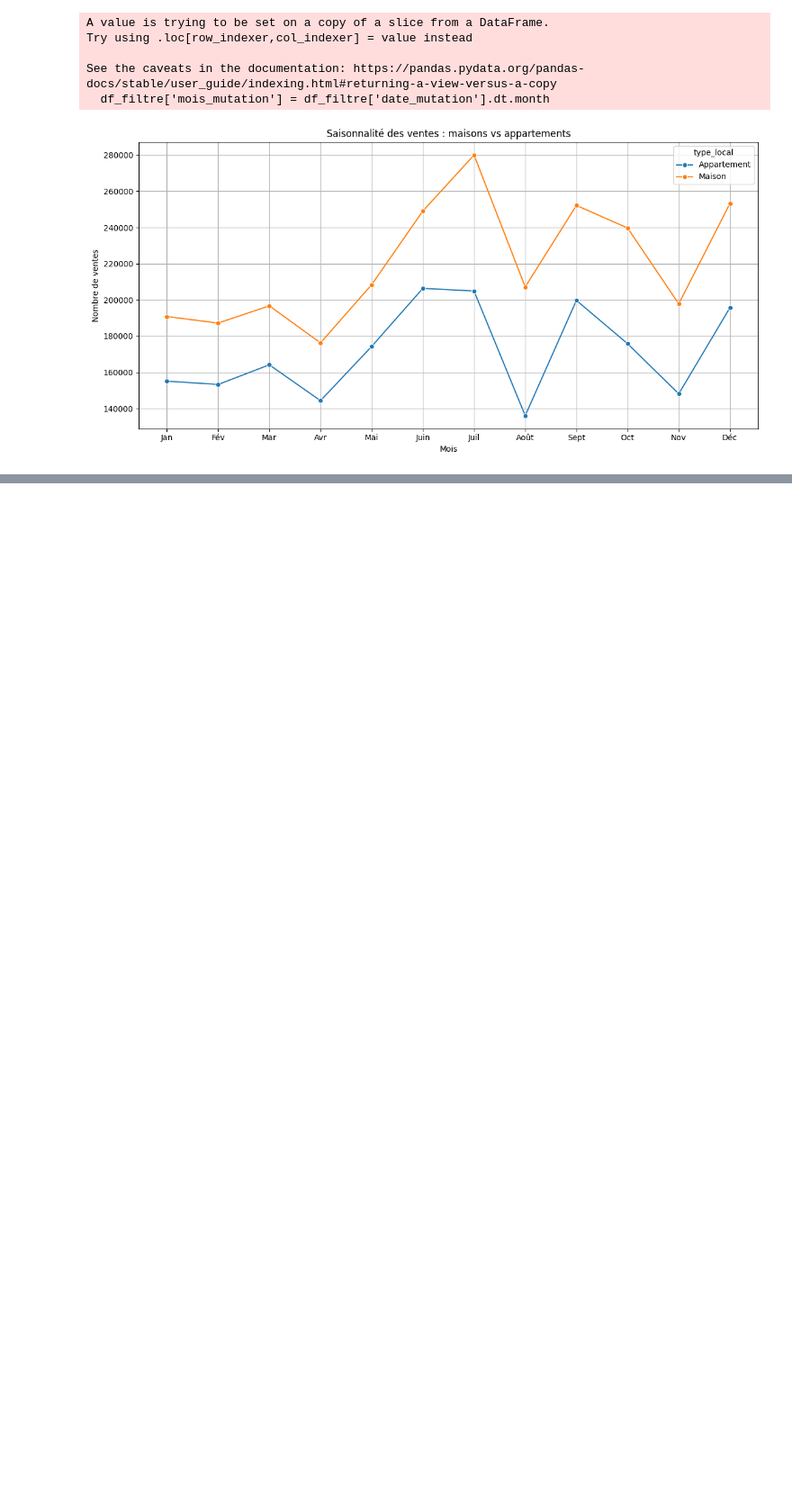
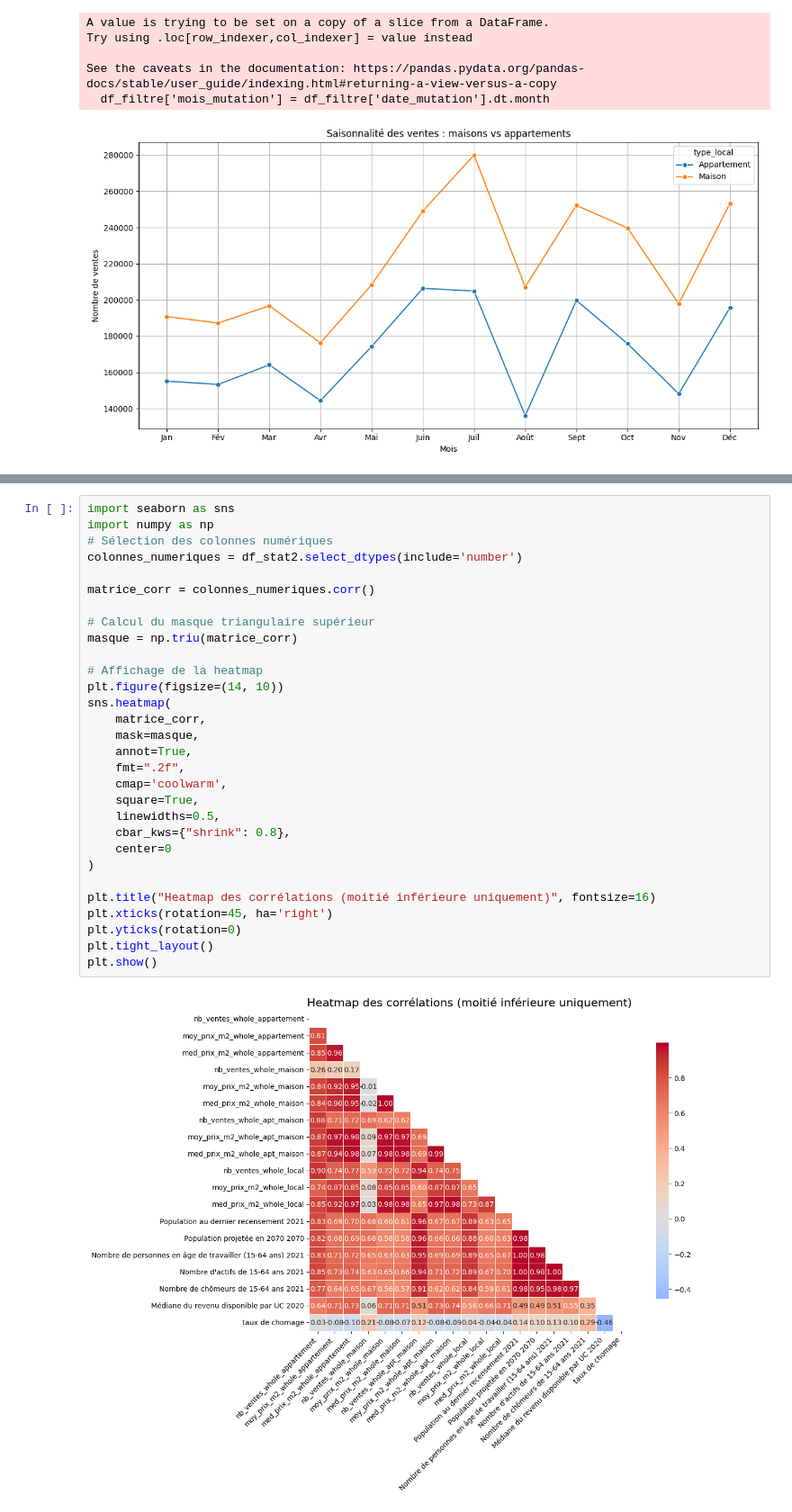
Before and after one commit to Amir239278/wild-data-hub, a Jupyter notebook: statistiques.ipynb, the cells around one changed output, grey strips where cells are left out. Shown at 90% size. Cells and saved outputs as stored; diff of their text form; blank space fills up the shorter version.

```diff
--- a/statistiques.ipynb
+++ b/statistiques.ipynb
@@ -313,0 +347,32 @@ See the caveats in the documentation: https://pandas.pydata.org/pandas-docs/stab
+# %%
+import seaborn as sns
+import numpy as np
+# Sélection des colonnes numériques
+colonnes_numeriques = df_stat2.select_dtypes(include='number')
+
+matrice_corr = colonnes_numeriques.corr()
+
+# Calcul du masque triangulaire supérieur
+masque = np.triu(matrice_corr)
+
+# Affichage de la heatmap
+plt.figure(figsize=(14, 10))
+sns.heatmap(
+    matrice_corr,
+    mask=masque,
+    annot=True,
+    fmt=".2f",
+    cmap='coolwarm',
+    square=True,
+    linewidths=0.5,
+    cbar_kws={"shrink": 0.8},
+    center=0
+)
+
+plt.title("Heatmap des corrélations (moitié inférieure uniquement)", fontsize=16)
+plt.xticks(rotation=45, ha='right')
+plt.yticks(rotation=0)
+plt.tight_layout()
+plt.show()
+# %% [output]
+[figure, added]
```
Also changed, not shown: parts of 7 cells of this notebook.
